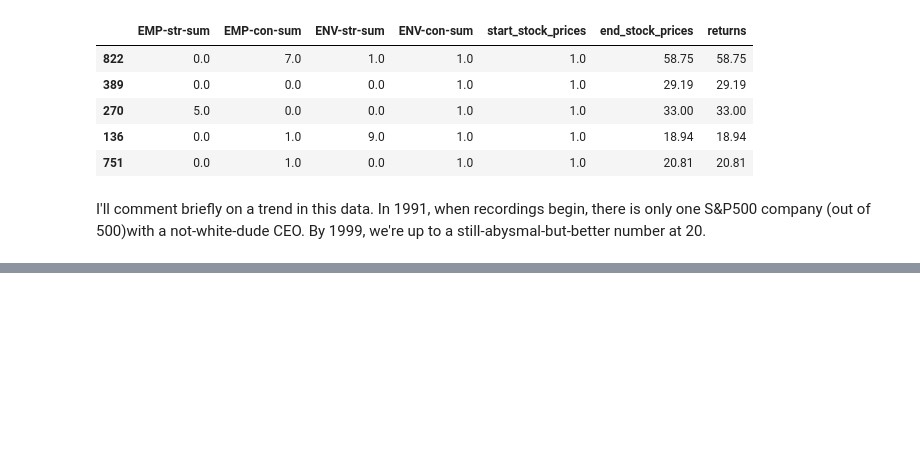
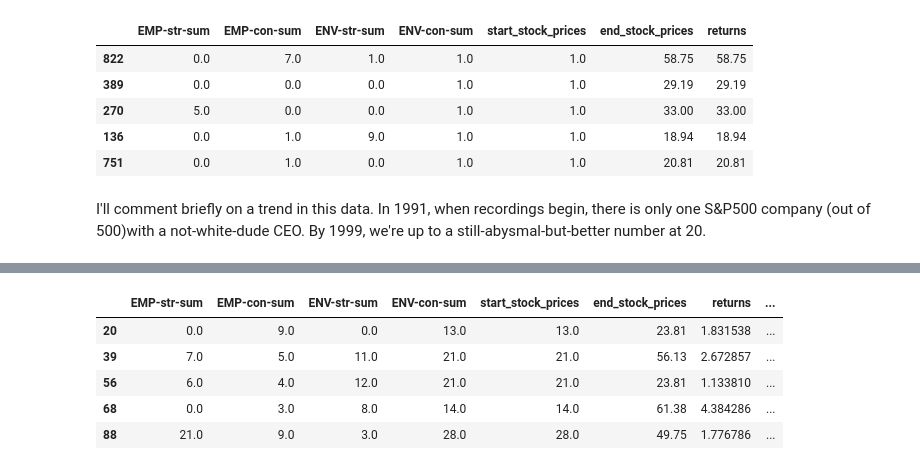
Before and after one commit to chelseatroy/fund_scale, a Jupyter notebook: data_explo/Exploring S&P Ethical Index Data.ipynb, the cells around one changed output, grey strips where cells are left out. Drawn from its saved outputs; the diff is of its cells as text; code cells hidden in the pictures; blank space fills up the shorter version.

```diff
--- a/data_explo/Exploring S&P Ethical Index Data.ipynb
+++ b/data_explo/Exploring S&P Ethical Index Data.ipynb
@@ -277,0 +310,28 @@ grouping
+# %%
+esg_sum_zero = yes_end_date[yes_end_date['EMP-con-sum'] == 0.0]
+eighteen_examples = esg_sum_zero.sample(18)
+
+esg_sum_above_zero = yes_end_date[yes_end_date['EMP-con-sum'] > 0.0]
+
+emp_con_sum = pd.concat([esg_sum_above_zero, eighteen_examples])
+
+def buckets(score):
+    if score == 0.0:
+        val = '0'
+    if 0.0 < score < 3.0:
+        val = '1-2'
+    if 2.0 < score < 5.0:
+        val = '3-4'
+    if 4.0 < score:
+        val = '5 and up'
+    return val
+
+emp_con_sum['emp_con_sum_grouping'] = emp_con_sum['EMP-con-sum'].apply(buckets)
+emp_con_sum.head()
+# %% [output]
+|  | EMP-str-sum | EMP-con-sum | ENV-str-sum | ENV-con-sum | start_stock_prices | end_stock_prices | returns | ... |
+| 20 | 0.0 | 9.0 | 0.0 | 13.0 | 13.0 | 23.81 | 1.831538 | ... |
+| 39 | 7.0 | 5.0 | 11.0 | 21.0 | 21.0 | 56.13 | 2.672857 | ... |
+| 56 | 6.0 | 4.0 | 12.0 | 21.0 | 21.0 | 23.81 | 1.133810 | ... |
+| 68 | 0.0 | 3.0 | 8.0 | 14.0 | 14.0 | 61.38 | 4.384286 | ... |
+| 88 | 21.0 | 9.0 | 3.0 | 28.0 | 28.0 | 49.75 | 1.776786 | ... |
```
Also changed, not shown: parts of 13 cells of this notebook.
